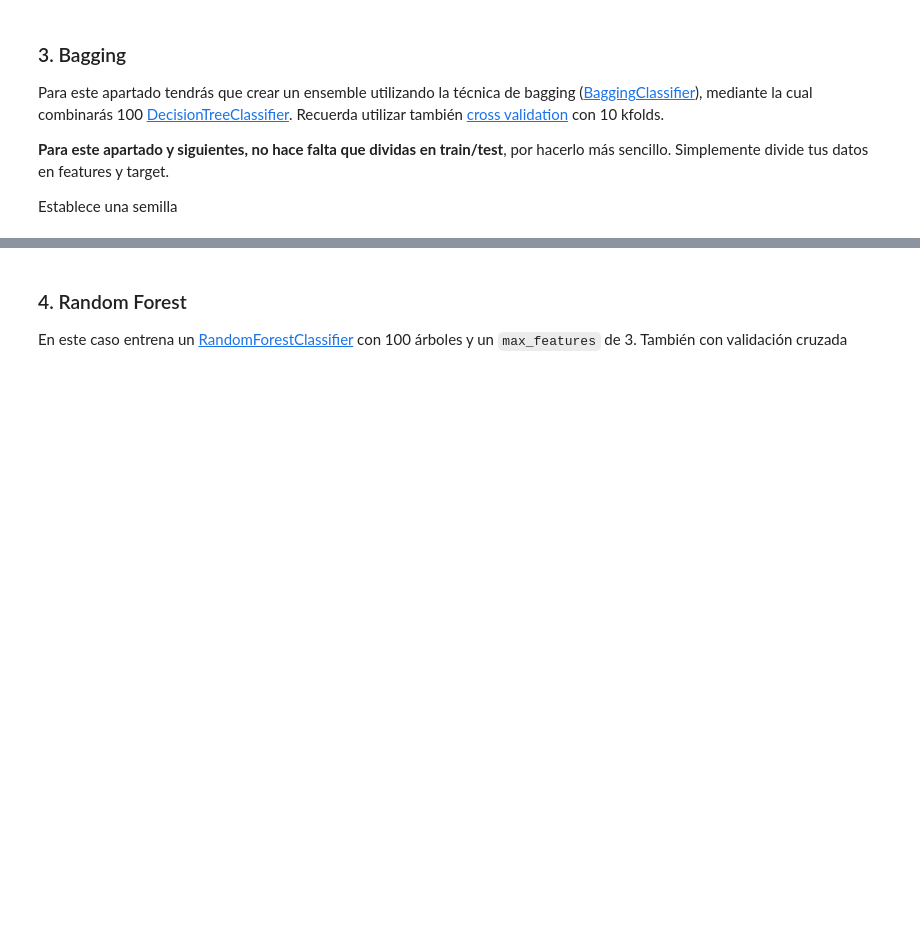
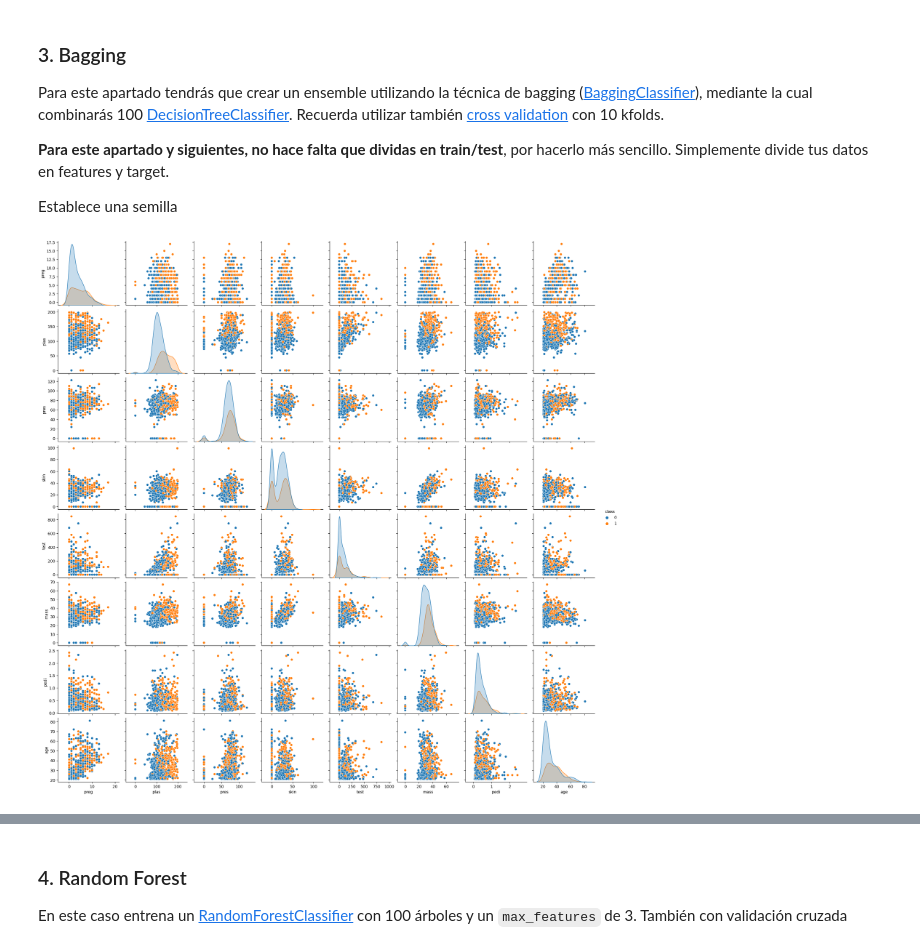
Before and after one commit to Mlcruz9/DS_TheBridgeBBK_SBIL2023, a Jupyter notebook: 3-Machine_Learning/1-Supervisado/3-RegorClass/6-Ensembles/ejercicios/ejercicio ensembles.ipynb, the cells around one changed output, grey strips where cells are left out. Cells and saved outputs as stored; diff of their text form; code cells hidden in the pictures; blank space fills up the shorter version.

```diff
--- a/3-Machine_Learning/1-Supervisado/3-RegorClass/6-Ensembles/ejercicios/ejercicio ensembles.ipynb
+++ b/3-Machine_Learning/1-Supervisado/3-RegorClass/6-Ensembles/ejercicios/ejercicio ensembles.ipynb
@@ -43,3 +43,7 @@ Para este apartado tendrás que crear un ensemble utilizando la técnica de bagg
 **Para este apartado y siguientes, no hace falta que dividas en train/test**, por hacerlo más sencillo. Simplemente divide tus datos en features y target.
 
 Establece una semilla
+# %%
+sns.pairplot(df, hue= 'class');
+# %% [output]
+[figure, added]
```
Also changed, not shown: parts of 28 cells of this notebook, 2 other files.
